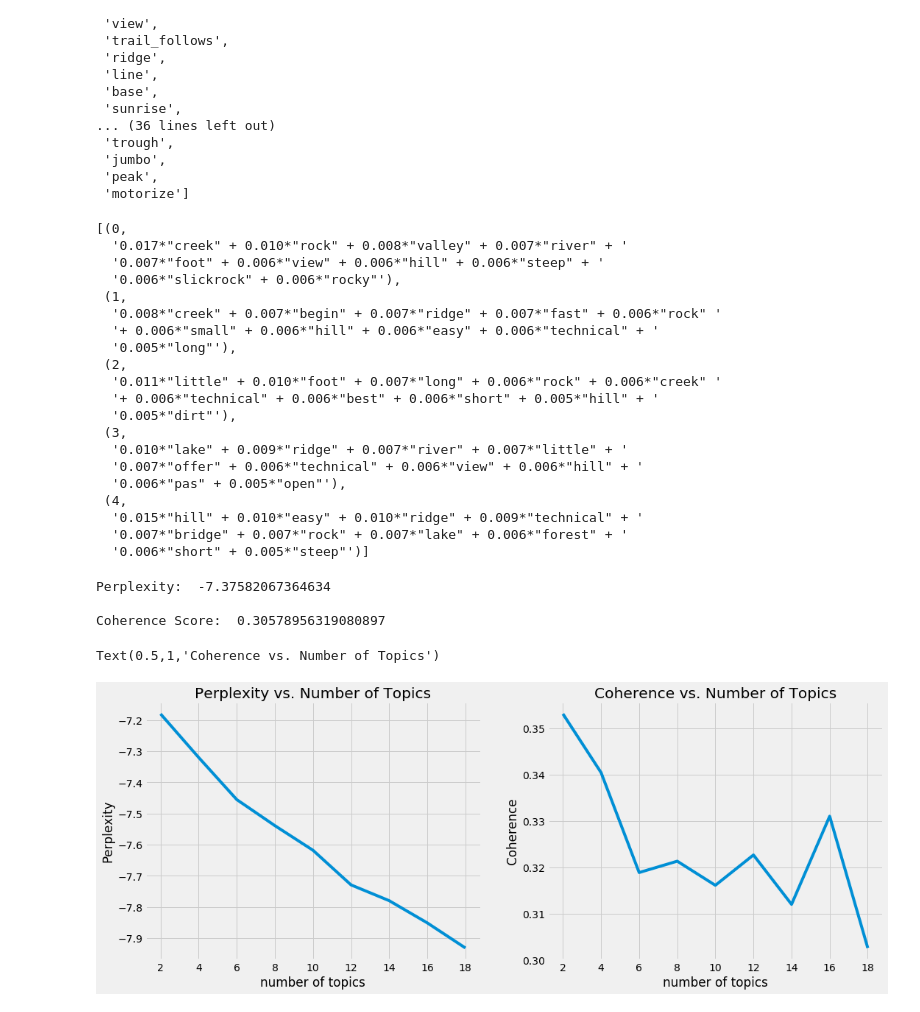
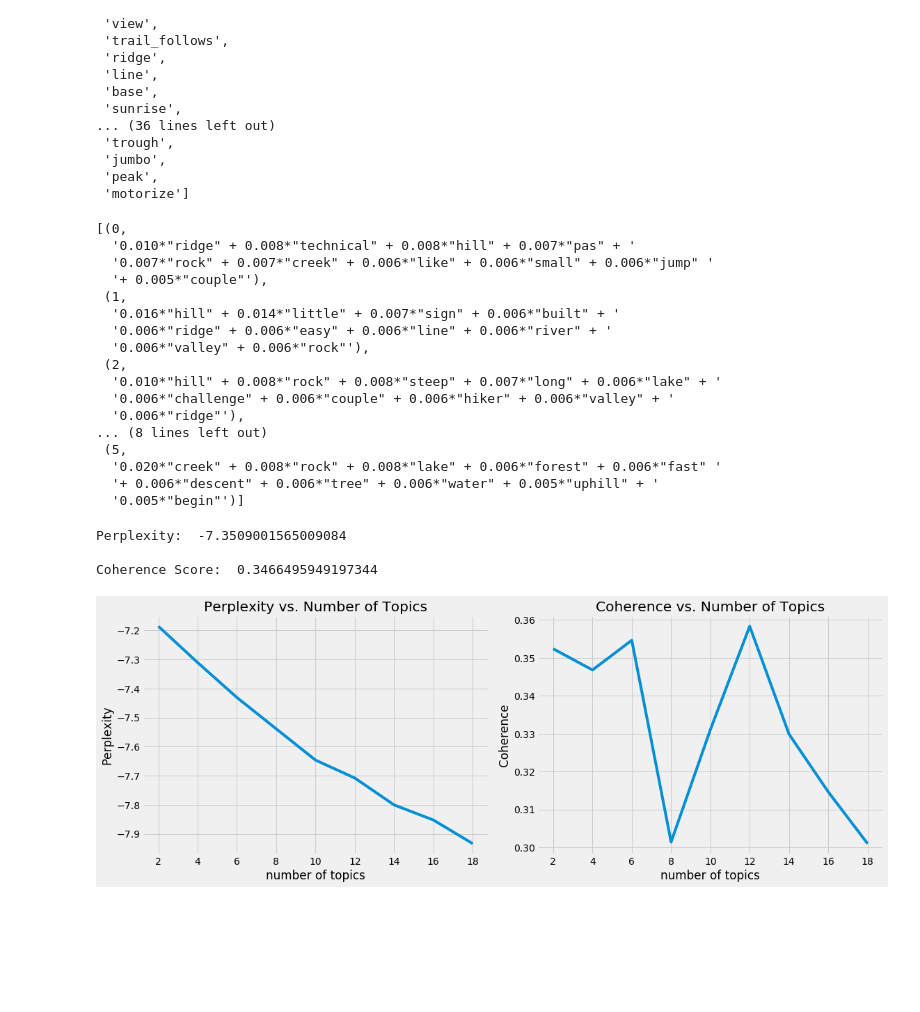
Before and after one commit to Laura-Kimble/mtb-trails, a Jupyter notebook: notebooks/st-gensim-lda.ipynb, the cells around one changed output. Saved outputs shown, nothing was run; the diff lists cells and outputs as text; code cells hidden in the pictures; blank space fills up the shorter version.

```diff
--- a/notebooks/st-gensim-lda.ipynb
+++ b/notebooks/st-gensim-lda.ipynb
@@ -161,7 +161,7 @@ texts = processed_docs
 #Term Document Frequency
 bow_corpus = [id2word.doc2bow(text) for text in texts]
 # %%
-lda_model = gensim.models.LdaMulticore(bow_corpus, num_topics=5, id2word=id2word, passes=2, workers=2)
+lda_model = gensim.models.LdaMulticore(bow_corpus, num_topics=6, id2word=id2word, passes=2, workers=2)
 # %%
 from pprint import pprint
 
@@ -170,25 +170,22 @@ pprint(lda_model.print_topics())
 doc_lda = lda_model[bow_corpus]
 # %% [output]
 [(0,
-  '0.017*"creek" + 0.010*"rock" + 0.008*"valley" + 0.007*"river" + '
-  '0.007*"foot" + 0.006*"view" + 0.006*"hill" + 0.006*"steep" + '
-  '0.006*"slickrock" + 0.006*"rocky"'),
+  '0.010*"ridge" + 0.008*"technical" + 0.008*"hill" + 0.007*"pas" + '
+  '0.007*"rock" + 0.007*"creek" + 0.006*"like" + 0.006*"small" + 0.006*"jump" '
+  '+ 0.005*"couple"'),
  (1,
-  '0.008*"creek" + 0.007*"begin" + 0.007*"ridge" + 0.007*"fast" + 0.006*"rock" '
-  '+ 0.006*"small" + 0.006*"hill" + 0.006*"easy" + 0.006*"technical" + '
-  '0.005*"long"'),
+  '0.016*"hill" + 0.014*"little" + 0.007*"sign" + 0.006*"built" + '
+  '0.006*"ridge" + 0.006*"easy" + 0.006*"line" + 0.006*"river" + '
+  '0.006*"valley" + 0.006*"rock"'),
  (2,
-  '0.011*"little" + 0.010*"foot" + 0.007*"long" + 0.006*"rock" + 0.006*"creek" '
-  '+ 0.006*"technical" + 0.006*"best" + 0.006*"short" + 0.005*"hill" + '
-  '0.005*"dirt"'),
- (3,
-  '0.010*"lake" + 0.009*"ridge" + 0.007*"river" + 0.007*"little" + '
-  '0.007*"offer" + 0.006*"technical" + 0.006*"view" + 0.006*"hill" + '
-  '0.006*"pas" + 0.005*"open"'),
- (4,
-  '0.015*"hill" + 0.010*"easy" + 0.010*"ridge" + 0.009*"technical" + '
-  '0.007*"bridge" + 0.007*"rock" + 0.007*"lake" + 0.006*"forest" + '
-  '0.006*"short" + 0.005*"steep"')]
+  '0.010*"hill" + 0.008*"rock" + 0.008*"steep" + 0.007*"long" + 0.006*"lake" + '
+  '0.006*"challenge" + 0.006*"couple" + 0.006*"hiker" + 0.006*"valley" + '
+  '0.006*"ridge"'),
+... (8 lines left out)
+ (5,
+  '0.020*"creek" + 0.008*"rock" + 0.008*"lake" + 0.006*"forest" + 0.006*"fast" '
+  '+ 0.006*"descent" + 0.006*"tree" + 0.006*"water" + 0.005*"uphill" + '
+  '0.005*"begin"')]
 # %%
 # Compute Perplexity
 print('\nPerplexity: ', lda_model.log_perplexity(bow_corpus))  # a measure of how good the model is. lower the better.
@@ -198,9 +195,9 @@ coherence_model_lda = CoherenceModel(model=lda_model, texts=processed_docs, dict
 coherence_lda = coherence_model_lda.get_coherence()
 print('\nCoherence Score: ', coherence_lda)
 # %% [output]
-Perplexity:  -7.37582067364634
+Perplexity:  -7.3509001565009084
 
-Coherence Score:  0.30578956319080897
+Coherence Score:  0.3466495949197344
 # %%
 # Trying out different values for number of topics
 num_topics = np.arange(2, 20, 2)
@@ -218,15 +215,16 @@ for k in num_topics:
 # %%
 fig, axs = plt.subplots(1, 2, figsize=(16, 6))
 axs[0].plot(num_topics, perplexities)
 axs[0].set_xlabel('number of topics')
 axs[0].set_ylabel('Perplexity')
 axs[0].set_title('Perplexity vs. Number of Topics')
 axs[1].plot(num_topics, coherences)
 axs[1].set_xlabel('number of topics')
 axs[1].set_ylabel('Coherence')
 axs[1].set_title('Coherence vs. Number of Topics')
+fig.tight_layout(pad=1)
+fig.savefig('../images/st_lda_metrics_topics.png')
 # %% [output]
-Text(0.5,1,'Coherence vs. Number of Topics')
-[figure, old version]
+[figure, new version]
 # %%
 # Trying out different values for alpha (document-topic-prior)
```
Also changed, not shown: parts of 5 cells of this notebook, 33 other files.
